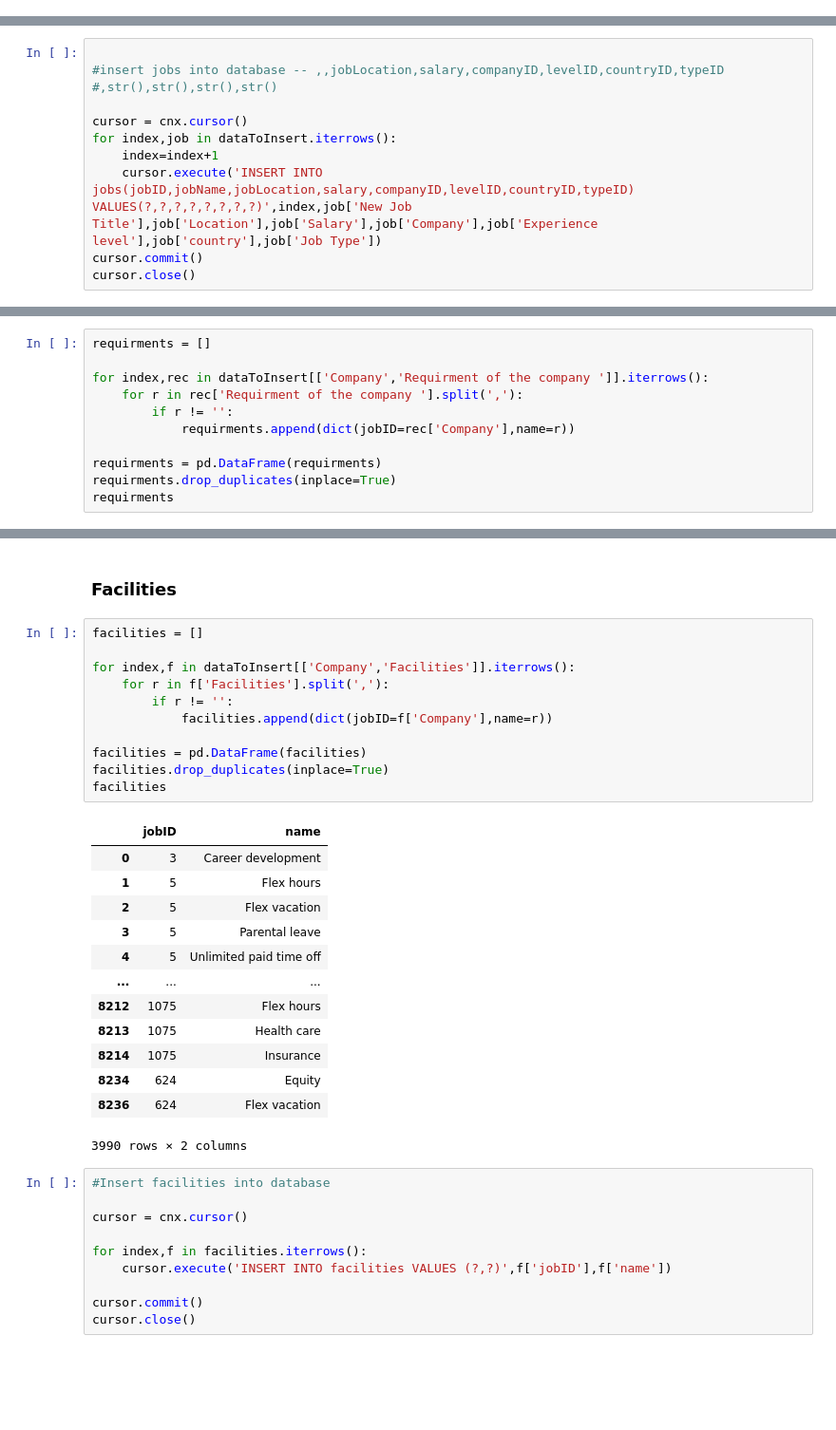
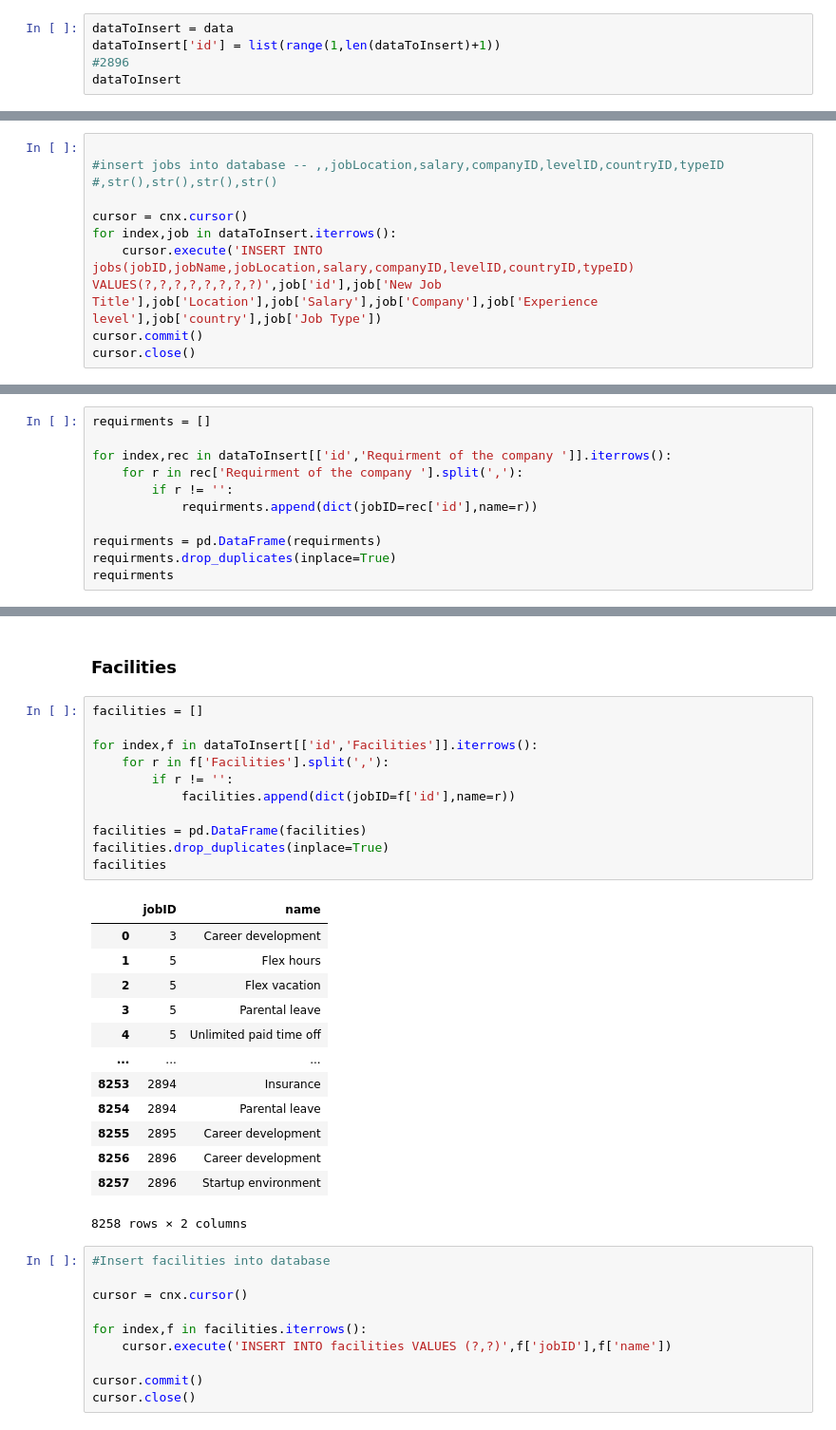
Before and after one commit to hnadir-dev/Youcode-Data-Dev, a Jupyter notebook: Brief_analyse_opportunités_emploi/script.ipynb, the cells around one changed output, grey strips where cells are left out. Shown at 95% size. Drawn from its saved outputs; the diff is of its cells as text; blank space fills up the shorter version.

```diff
--- a/Brief_analyse_opportunités_emploi/script.ipynb
+++ b/Brief_analyse_opportunités_emploi/script.ipynb
@@ -257,0 +248,5 @@ dataToInsert.head()
+# %%
+dataToInsert = data
+dataToInsert['id'] = list(range(1,len(dataToInsert)+1))
+#2896
+dataToInsert
@@ -398,8 +407,7 @@ dataToInsert.head(3)
 
 cursor = cnx.cursor()
 for index,job in dataToInsert.iterrows():
-    index=index+1
-    cursor.execute('INSERT INTO jobs(jobID,jobName,jobLocation,salary,companyID,levelID,countryID,typeID) VALUES(?,?,?,?,?,?,?,?)',index,job['New Job Title'],job['Location'],job['Salary'],job['Company'],job['Experience level'],job['country'],job['Job Type'])
+    cursor.execute('INSERT INTO jobs(jobID,jobName,jobLocation,salary,companyID,levelID,countryID,typeID) VALUES(?,?,?,?,?,?,?,?)',job['id'],job['New Job Title'],job['Location'],job['Salary'],job['Company'],job['Experience level'],job['country'],job['Job Type'])
 cursor.commit()
 cursor.close()
 # %% [markdown]
@@ -407,10 +415,10 @@ cursor.close()
 # %%
 requirments = []
 
-for index,rec in dataToInsert[['Company','Requirment of the company ']].iterrows():
+for index,rec in dataToInsert[['id','Requirment of the company ']].iterrows():
     for r in rec['Requirment of the company '].split(','):
         if r != '':
-            requirments.append(dict(jobID=rec['Company'],name=r))
+            requirments.append(dict(jobID=rec['id'],name=r))
 
 requirments = pd.DataFrame(requirments)
 requirments.drop_duplicates(inplace=True)
@@ -444,28 +452,28 @@ cursor.close()
 # %%
 facilities = []
 
-for index,f in dataToInsert[['Company','Facilities']].iterrows():
+for index,f in dataToInsert[['id','Facilities']].iterrows():
     for r in f['Facilities'].split(','):
         if r != '':
-            facilities.append(dict(jobID=f['Company'],name=r))
+            facilities.append(dict(jobID=f['id'],name=r))
 
 facilities = pd.DataFrame(facilities)
 facilities.drop_duplicates(inplace=True)
 facilities
 # %% [output]
 |  | jobID | name |
 | 0 | 3 | Career development |
 | 1 | 5 | Flex hours |
 | 2 | 5 | Flex vacation |
 | 3 | 5 | Parental leave |
 | 4 | 5 | Unlimited paid time off |
 | ... | ... | ... |
-| 8212 | 1075 | Flex hours |
-| 8213 | 1075 | Health care |
-| 8214 | 1075 | Insurance |
-| 8234 | 624 | Equity |
-| 8236 | 624 | Flex vacation |
+| 8253 | 2894 | Insurance |
+| 8254 | 2894 | Parental leave |
+| 8255 | 2895 | Career development |
+| 8256 | 2896 | Career development |
+| 8257 | 2896 | Startup environment |
-3990 rows × 2 columns
+8258 rows × 2 columns
 # %%
 #Insert facilities into database
 
```
Also changed, not shown: parts of 5 cells of this notebook, 1 other file.
